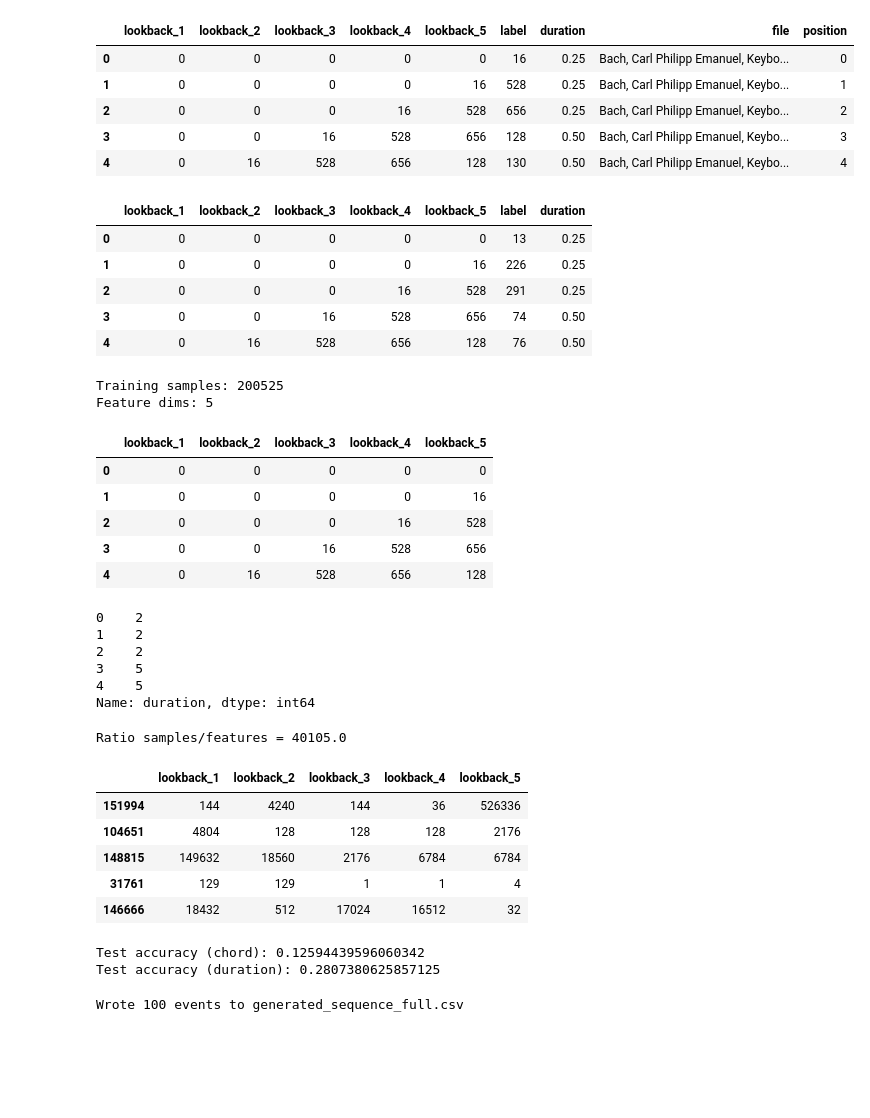
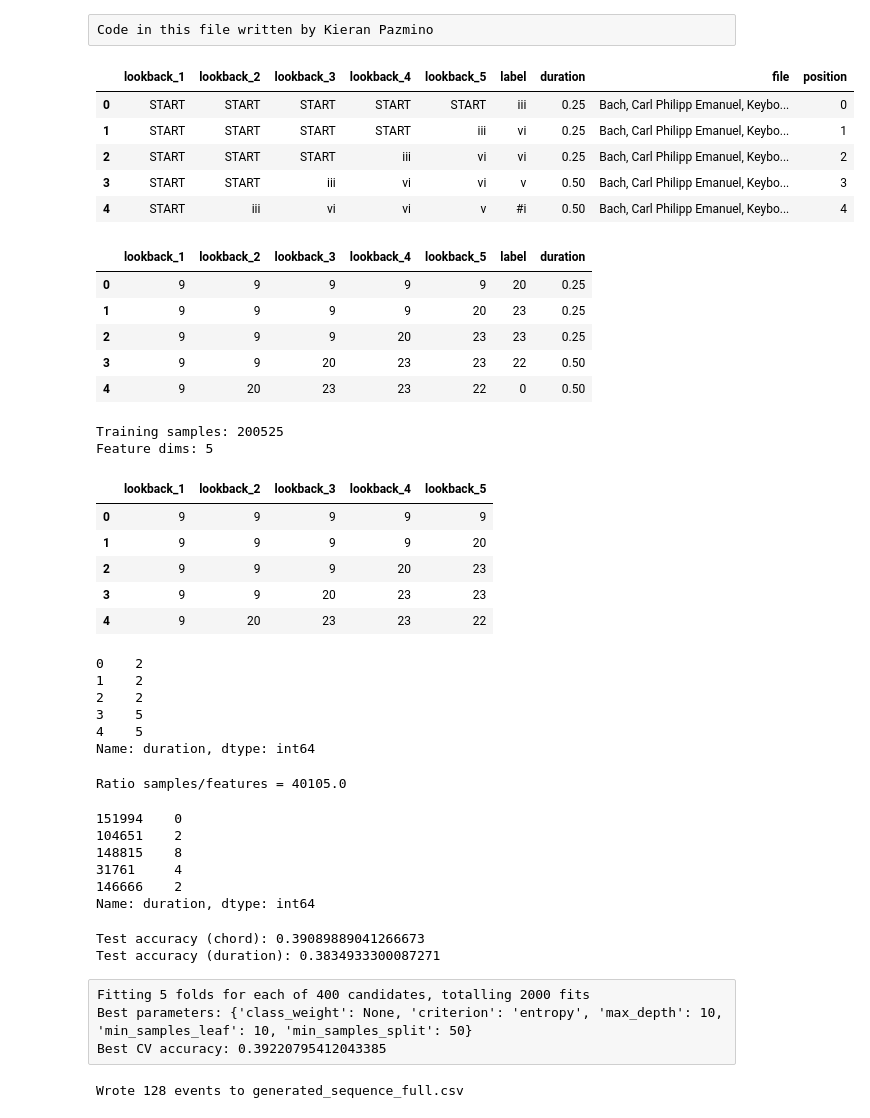
Before and after one commit to er-su/music_gen, a Jupyter notebook: decision_tree/tree_generation.ipynb, the cells around one changed output. Drawn from its saved outputs; the diff is of its cells as text; code cells hidden in the pictures; blank space fills up the shorter version.

```diff
--- a/decision_tree/tree_generation.ipynb
+++ b/decision_tree/tree_generation.ipynb
@@ -1,3 +1,5 @@
+# %% [raw]
+Code in this file written by Kieran Pazmino
 # %%
 from sklearn.svm import SVC
 from sklearn.model_selection import GridSearchCV, train_test_split
@@ -7,16 +9,16 @@ from sklearn.model_selection import HalvingRandomSearchCV
 from fractions import Fraction
 # %%
 import pandas as pd
-df = pd.read_csv('../output/Bach_chordify_int_5.csv')
+df = pd.read_csv('../output/Bach_chordify_roman_5.csv')
 display(df.head())
 df.drop(['file', 'position'], axis=1, inplace=True)
 # %% [output]
 |  | lookback_1 | lookback_2 | lookback_3 | lookback_4 | lookback_5 | label | duration | file | position |
-| 0 | 0 | 0 | 0 | 0 | 0 | 16 | 0.25 | Bach, Carl Philipp Emanuel, Keybo... | 0 |
-| 1 | 0 | 0 | 0 | 0 | 16 | 528 | 0.25 | Bach, Carl Philipp Emanuel, Keybo... | 1 |
-| 2 | 0 | 0 | 0 | 16 | 528 | 656 | 0.25 | Bach, Carl Philipp Emanuel, Keybo... | 2 |
-| 3 | 0 | 0 | 16 | 528 | 656 | 128 | 0.50 | Bach, Carl Philipp Emanuel, Keybo... | 3 |
-| 4 | 0 | 16 | 528 | 656 | 128 | 130 | 0.50 | Bach, Carl Philipp Emanuel, Keybo... | 4 |
+| 0 | START | START | START | START | START | iii | 0.25 | Bach, Carl Philipp Emanuel, Keybo... | 0 |
+| 1 | START | START | START | START | iii | vi | 0.25 | Bach, Carl Philipp Emanuel, Keybo... | 1 |
+| 2 | START | START | START | iii | vi | vi | 0.25 | Bach, Carl Philipp Emanuel, Keybo... | 2 |
+| 3 | START | START | iii | vi | vi | v | 0.50 | Bach, Carl Philipp Emanuel, Keybo... | 3 |
+| 4 | START | iii | vi | vi | v | #i | 0.50 | Bach, Carl Philipp Emanuel, Keybo... | 4 |
 # %%
 import pandas as pd
 import numpy as np
@@ -27,6 +29,7 @@ from sklearn.preprocessing import StandardScaler
 import pandas as pd
 from sklearn.preprocessing import LabelEncoder
 
+#Apply labels
 lookback_cols = [c for c in df.columns if 'lookback' in c and df[c].dtype == 'object' or 'label' in c]
 
 all_chords = set(df['label'].unique())
@@ -43,17 +46,17 @@ for col in lookback_cols:
 display(df.head())
 # %% [output]
 |  | lookback_1 | lookback_2 | lookback_3 | lookback_4 | lookback_5 | label | duration |
-| 0 | 0 | 0 | 0 | 0 | 0 | 13 | 0.25 |
-| 1 | 0 | 0 | 0 | 0 | 16 | 226 | 0.25 |
-| 2 | 0 | 0 | 0 | 16 | 528 | 291 | 0.25 |
-| 3 | 0 | 0 | 16 | 528 | 656 | 74 | 0.50 |
-| 4 | 0 | 16 | 528 | 656 | 128 | 76 | 0.50 |
+| 0 | 9 | 9 | 9 | 9 | 9 | 20 | 0.25 |
+| 1 | 9 | 9 | 9 | 9 | 20 | 23 | 0.25 |
+| 2 | 9 | 9 | 9 | 20 | 23 | 23 | 0.25 |
+| 3 | 9 | 9 | 20 | 23 | 23 | 22 | 0.50 |
+| 4 | 9 | 20 | 23 | 23 | 22 | 0 | 0.50 |
 # %%
+#Apply labels
 X_chord = df.drop(columns=['label', 'duration'])
 y_chord = df['label']
 X_duration = df.drop(columns=['duration'])
 df['duration'] = df['duration'].apply(lambda x: Fraction(x).limit_denominator())
-from sklearn.preprocessing import LabelEncoder
 le_dur = LabelEncoder()
 le_dur.fit(sorted(df['duration'].unique()))
 df['duration'] = le_dur.transform(df['duration'])
@@ -66,11 +69,11 @@ display(y_duration.head())
 Training samples: 200525
 Feature dims: 5
 |  | lookback_1 | lookback_2 | lookback_3 | lookback_4 | lookback_5 |
-| 0 | 0 | 0 | 0 | 0 | 0 |
-| 1 | 0 | 0 | 0 | 0 | 16 |
-| 2 | 0 | 0 | 0 | 16 | 528 |
-| 3 | 0 | 0 | 16 | 528 | 656 |
-| 4 | 0 | 16 | 528 | 656 | 128 |
+| 0 | 9 | 9 | 9 | 9 | 9 |
+| 1 | 9 | 9 | 9 | 9 | 20 |
+| 2 | 9 | 9 | 9 | 20 | 23 |
+| 3 | 9 | 9 | 20 | 23 | 23 |
+| 4 | 9 | 20 | 23 | 23 | 22 |
 0    2
 1    2
 2    2
@@ -99,18 +102,18 @@ import matplotlib.pyplot as plt
 from sklearn.tree import DecisionTreeClassifier
 Xc_train, Xc_test, yc_train, yc_test = train_test_split(X_chord, y_chord, test_size=0.2, random_state=42)
 Xd_train, Xd_test, yd_train, yd_test = train_test_split(X_duration, y_duration, test_size=0.2, random_state=42)
-display(Xc_train.head())
+display(yd_train.head())
 # %% [output]
-|  | lookback_1 | lookback_2 | lookback_3 | lookback_4 | lookback_5 |
-| 151994 | 144 | 4240 | 144 | 36 | 526336 |
-| 104651 | 4804 | 128 | 128 | 128 | 2176 |
-| 148815 | 149632 | 18560 | 2176 | 6784 | 6784 |
-| 31761 | 129 | 129 | 1 | 1 | 4 |
-| 146666 | 18432 | 512 | 17024 | 16512 | 32 |
+151994    0
+104651    2
+148815    8
+31761     4
+146666    2
+Name: duration, dtype: int64
 # %%
 from sklearn.metrics import accuracy_score
-clf_chord = DecisionTreeClassifier(random_state=42)
-clf_duration = DecisionTreeClassifier(random_state=42)
+clf_chord = DecisionTreeClassifier(random_state=42, criterion='entropy', max_depth=10, min_samples_leaf=10, min_samples_split=50)
+clf_duration = DecisionTreeClassifier(random_state=42, criterion='entropy', max_depth=10, min_samples_leaf=10, min_samples_split=50)
 clf_chord.fit(Xc_train, yc_train)
 clf_duration.fit(Xd_train, yd_train)
 yc_pred = clf_chord.predict(Xc_test)
@@ -118,8 +121,12 @@ yd_pred = clf_duration.predict(Xd_test)
 print("Test accuracy (chord):", accuracy_score(yc_test, yc_pred))
 print("Test accuracy (duration):", accuracy_score(yd_test, yd_pred))
 # %% [output]
-Test accuracy (chord): 0.12594439596060342
-Test accuracy (duration): 0.2807380625857125
+Test accuracy (chord): 0.39089889041266673
+Test accuracy (duration): 0.3834933300087271
+# %% [raw]
+Fitting 5 folds for each of 400 candidates, totalling 2000 fits
+Best parameters: {'class_weight': None, 'criterion': 'entropy', 'max_depth': 10, 'min_samples_leaf': 10, 'min_samples_split': 50}
+Best CV accuracy: 0.39220795412043385
 # %%
 import numpy as np
 import pandas as pd
@@ -127,19 +134,22 @@ import pandas as pd
 chord_cols = clf_chord.feature_names_in_
 dur_cols   = clf_duration.feature_names_in_
 
+#Choose initial music starter
 init_chord_ctx = list(Xc_test.iloc[0])
 init_dur_ctx   = list(Xd_test.iloc[0])[: len(Xd_test.iloc[0]) - len(init_chord_ctx)]
 
-steps      = 100
+steps      = 128
 generated  = []
 chord_ctx  = init_chord_ctx.copy()
 dur_ctx    = init_dur_ctx.copy()
 
 for step in range(steps):
+    #Iterate through loop, predict likely chord using chord context.
     Xc_df = pd.DataFrame([chord_ctx], columns=chord_cols)
     proba_c = clf_chord.predict_proba(Xc_df)[0]
     enc_chord = np.random.choice(clf_chord.classes_, p=proba_c)
 
+    #Add chord to duration context and predict duration.
     chord_ctx = chord_ctx[1:] + [enc_chord]
     Xd_df = pd.DataFrame([chord_ctx + dur_ctx], columns=dur_cols)
     proba_d = clf_duration.predict_proba(Xd_df)[0]
@@ -151,10 +161,11 @@ for step in range(steps):
         'duration': next_dur
     })
 
+#Decode data and return to frame.
 df_gen = pd.DataFrame(generated)
 df_gen['chord'] = le_chord.inverse_transform(df_gen['chord'].values)
 df_gen['duration'] = le_dur.inverse_transform(df_gen['duration'].values)
 df_gen.to_csv('generated_sequence_tree.csv', index=False)
 print(f"\nWrote {len(df_gen)} events to generated_sequence_full.csv")
 # %% [output]
-Wrote 100 events to generated_sequence_full.csv
+Wrote 128 events to generated_sequence_full.csv
```
Also changed, not shown: parts of 5 cells of this notebook, 3 other files.
